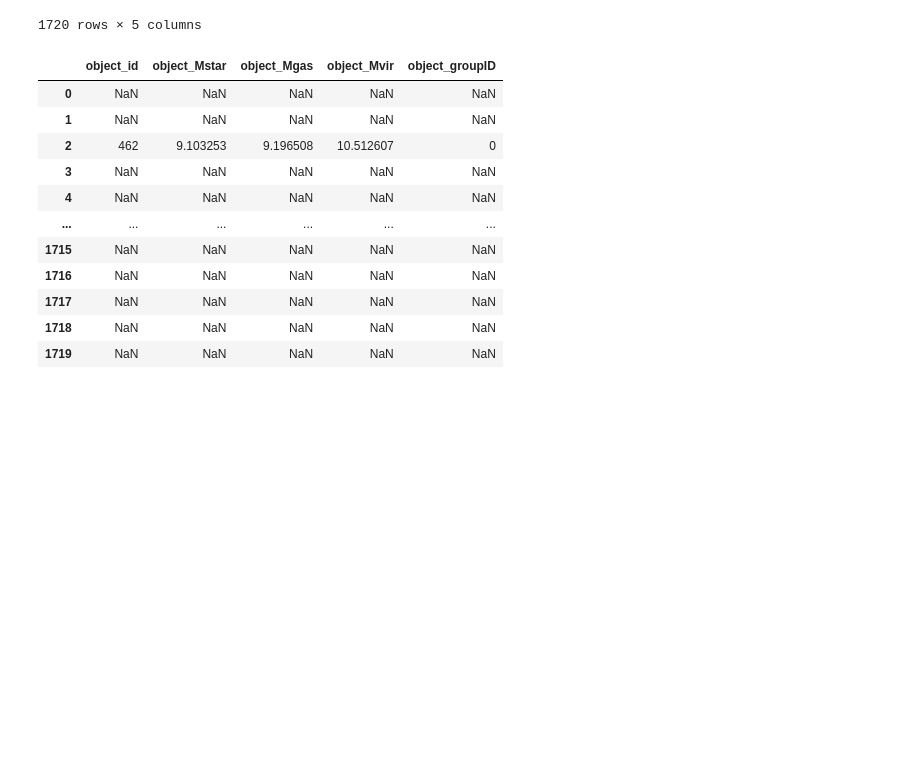
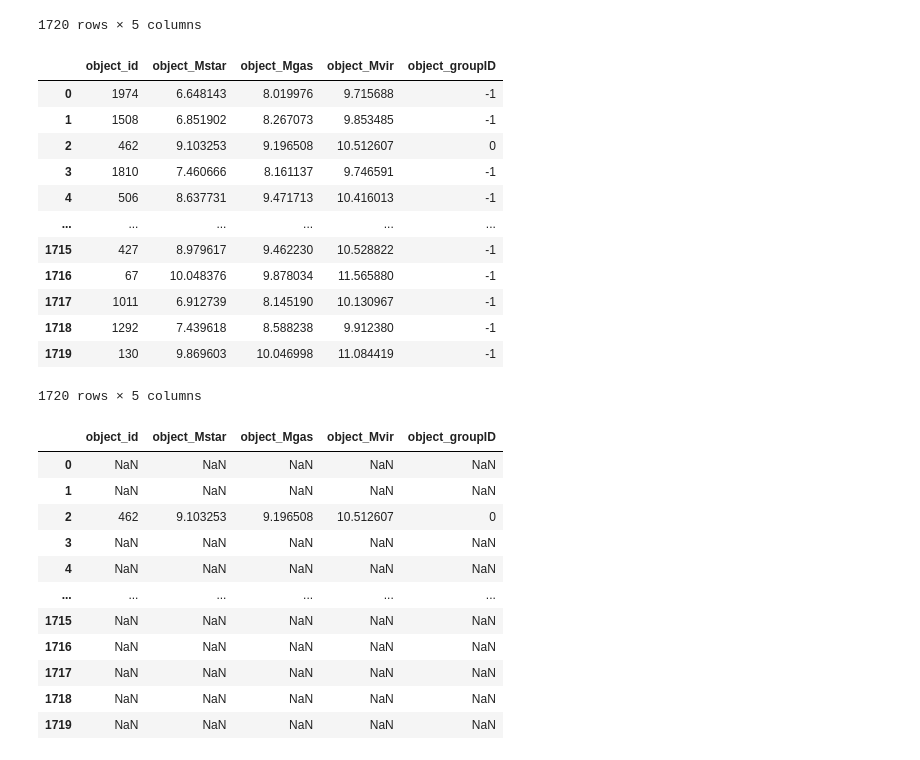
Before and after one commit to courtk32/FIREBox_MockImage, a Jupyter notebook: ntbks/FIREBox_Overview.ipynb, the cells around one changed output. Drawn from its saved outputs; the diff is of its cells as text; code cells hidden in the pictures; blank space fills up the shorter version.

```diff
--- a/ntbks/FIREBox_Overview.ipynb
+++ b/ntbks/FIREBox_Overview.ipynb
@@ -94,3 +93,21 @@ obj_masses.sort_values(by=['object_Mvir'])
+# %%
+test = pd.read_csv('/export/nfs0home/kleinca/FIREBox_MockImage/data/FIREBox_Galaxy_Params.csv')
+# %%
+test
+# %% [output]
+|  | object_id | object_Mstar | object_Mgas | object_Mvir | object_groupID |
+| 0 | 1974 | 6.648143 | 8.019976 | 9.715688 | -1 |
+| 1 | 1508 | 6.851902 | 8.267073 | 9.853485 | -1 |
+| 2 | 462 | 9.103253 | 9.196508 | 10.512607 | 0 |
+| 3 | 1810 | 7.460666 | 8.161137 | 9.746591 | -1 |
+| 4 | 506 | 8.637731 | 9.471713 | 10.416013 | -1 |
+| ... | ... | ... | ... | ... | ... |
+| 1715 | 427 | 8.979617 | 9.462230 | 10.528822 | -1 |
+| 1716 | 67 | 10.048376 | 9.878034 | 11.565880 | -1 |
+| 1717 | 1011 | 6.912739 | 8.145190 | 10.130967 | -1 |
+| 1718 | 1292 | 7.439618 | 8.588238 | 9.912380 | -1 |
+| 1719 | 130 | 9.869603 | 10.046998 | 11.084419 | -1 |
+1720 rows × 5 columns
 # %%
 hosts = obj_masses.mask(obj_masses["object_groupID"] == -1)
 sat = obj_masses.mask(obj_masses["object_groupID"] >-1)
```
Also changed, not shown: parts of 4 cells of this notebook, 3 other files.
